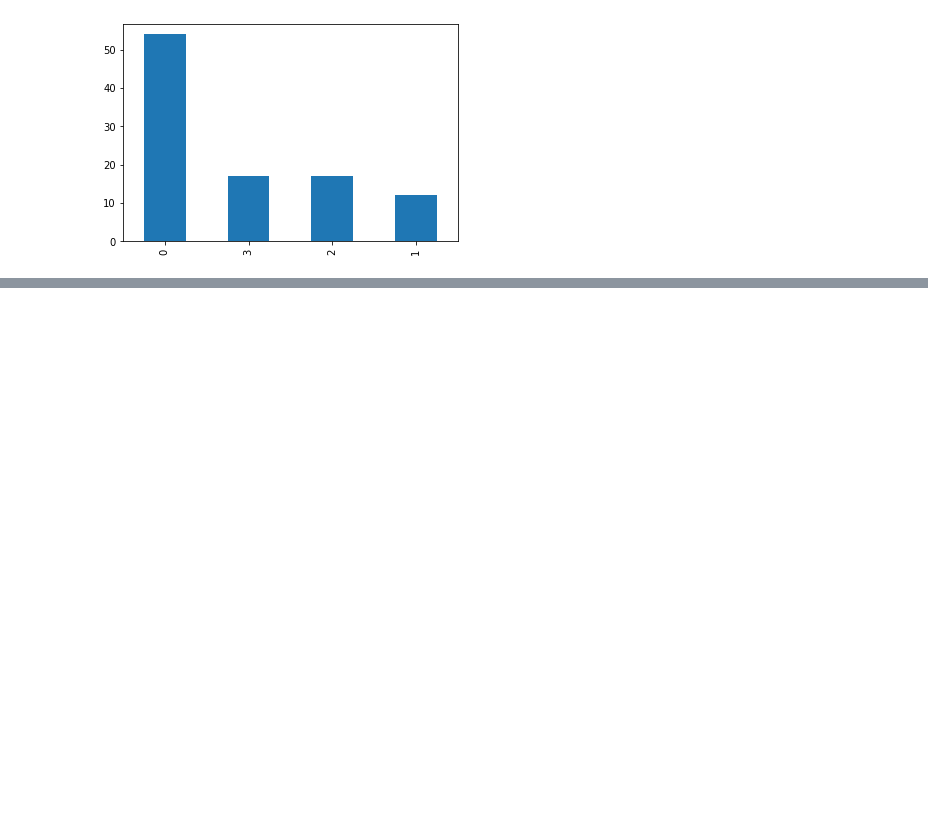
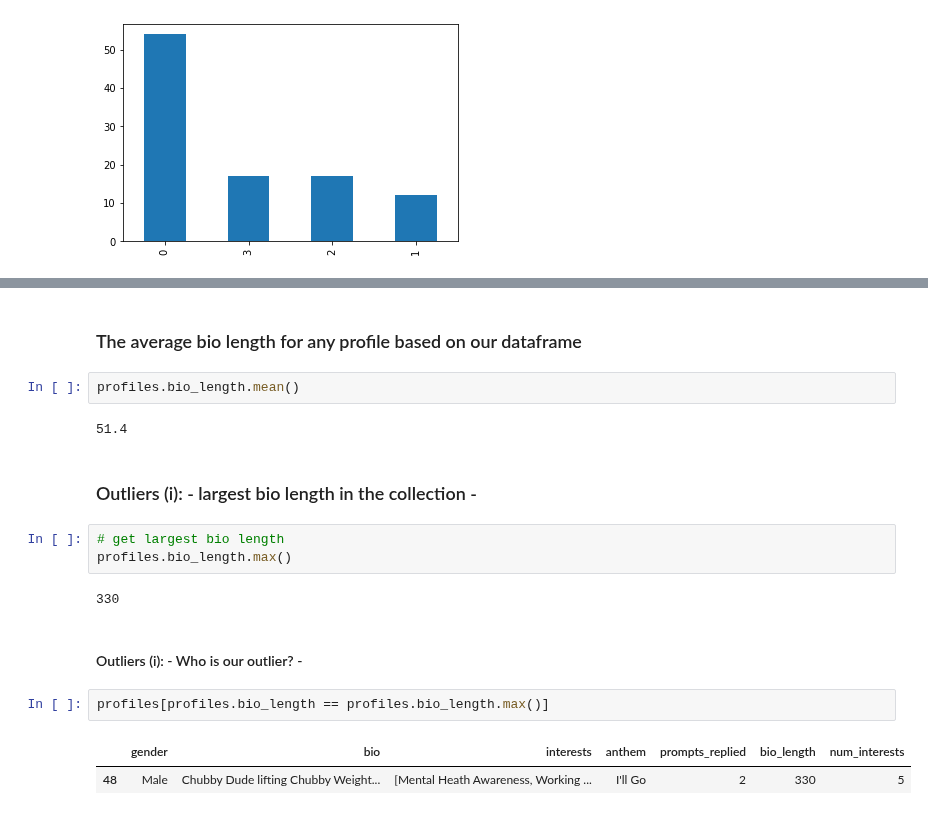
Before and after one commit to ccvale/tinder-profile-analysis, a Jupyter notebook: tinderquery.ipynb, the cells around one changed output, grey strips where cells are left out. Drawn from its saved outputs; the diff is of its cells as text; blank space fills up the shorter version.

```diff
--- a/tinderquery.ipynb
+++ b/tinderquery.ipynb
@@ -184,0 +201,20 @@ profiles['prompts_replied'].value_counts().plot(kind='bar')
+# %% [markdown]
+### The average bio length for any profile based on our dataframe
+# %%
+profiles.bio_length.mean()
+# %% [output]
+51.4
+# %% [markdown]
+### Outliers (i): - largest bio length in the collection -
+# %%
+# get largest bio length
+profiles.bio_length.max()
+# %% [output]
+330
+# %% [markdown]
+#### Outliers (i): - Who is our outlier? -
+# %%
+profiles[profiles.bio_length == profiles.bio_length.max()]
+# %% [output]
+|  | gender | bio | interests | anthem | prompts_replied | bio_length | num_interests |
+| 48 | Male | Chubby Dude lifting Chubby Weight... | [Mental Heath Awareness, Working ... | I'll Go | 2 | 330 | 5 |
```
Also changed, not shown: parts of 22 cells of this notebook.
